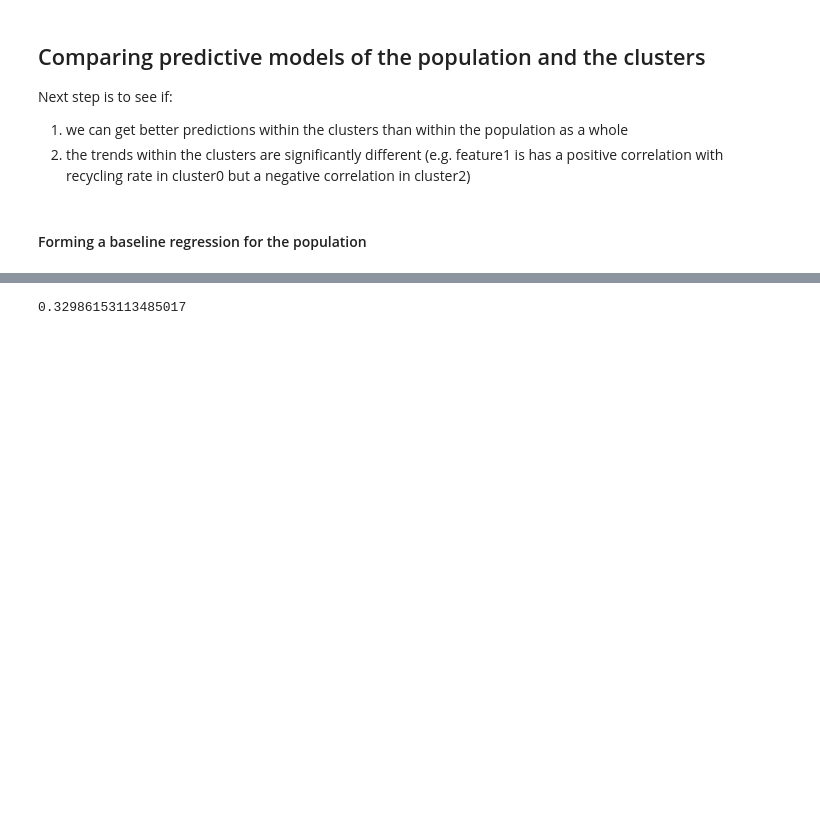
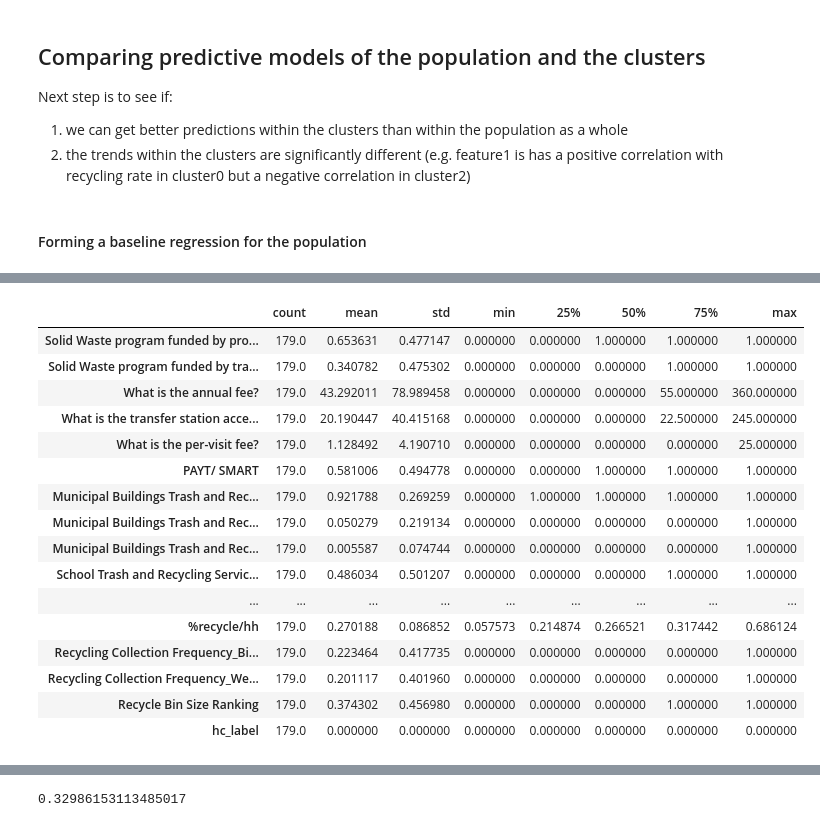
Before and after one commit to DGiulietti/RecycleEffectivenessMA, a Jupyter notebook: part4.ipynb, the cells around one changed output, grey strips where cells are left out. Drawn from its saved outputs; the diff is of its cells as text; code cells hidden in the pictures; blank space fills up the shorter version.

```diff
--- a/part4.ipynb
+++ b/part4.ipynb
@@ -738,0 +937,27 @@ from sklearn.feature_selection import RFE
+# %%
+l0_serve = df_of_serve_details.groupby('hc_label').get_group(0)
+l1_serve = df_of_serve_details.groupby('hc_label').get_group(1)
+l2_serve = df_of_serve_details.groupby('hc_label').get_group(2)
+l3_serve = df_of_serve_details.groupby('hc_label').get_group(3)
+# %%
+# check for means of 0
+
+l0_serve.describe().T
+# %% [output]
+|  | count | mean | std | min | 25% | 50% | 75% | max |
+| Solid Waste program funded by pro... | 179.0 | 0.653631 | 0.477147 | 0.000000 | 0.000000 | 1.000000 | 1.000000 | 1.000000 |
+| Solid Waste program funded by tra... | 179.0 | 0.340782 | 0.475302 | 0.000000 | 0.000000 | 0.000000 | 1.000000 | 1.000000 |
+| What is the annual fee? | 179.0 | 43.292011 | 78.989458 | 0.000000 | 0.000000 | 0.000000 | 55.000000 | 360.000000 |
+| What is the transfer station acce... | 179.0 | 20.190447 | 40.415168 | 0.000000 | 0.000000 | 0.000000 | 22.500000 | 245.000000 |
+| What is the per-visit fee? | 179.0 | 1.128492 | 4.190710 | 0.000000 | 0.000000 | 0.000000 | 0.000000 | 25.000000 |
+| PAYT/ SMART | 179.0 | 0.581006 | 0.494778 | 0.000000 | 0.000000 | 1.000000 | 1.000000 | 1.000000 |
+| Municipal Buildings Trash and Rec... | 179.0 | 0.921788 | 0.269259 | 0.000000 | 1.000000 | 1.000000 | 1.000000 | 1.000000 |
+| Municipal Buildings Trash and Rec... | 179.0 | 0.050279 | 0.219134 | 0.000000 | 0.000000 | 0.000000 | 0.000000 | 1.000000 |
+| Municipal Buildings Trash and Rec... | 179.0 | 0.005587 | 0.074744 | 0.000000 | 0.000000 | 0.000000 | 0.000000 | 1.000000 |
+| School Trash and Recycling Servic... | 179.0 | 0.486034 | 0.501207 | 0.000000 | 0.000000 | 0.000000 | 1.000000 | 1.000000 |
+| ... | ... | ... | ... | ... | ... | ... | ... | ... |
+| %recycle/hh | 179.0 | 0.270188 | 0.086852 | 0.057573 | 0.214874 | 0.266521 | 0.317442 | 0.686124 |
+| Recycling Collection Frequency_Bi... | 179.0 | 0.223464 | 0.417735 | 0.000000 | 0.000000 | 0.000000 | 0.000000 | 1.000000 |
+| Recycling Collection Frequency_We... | 179.0 | 0.201117 | 0.401960 | 0.000000 | 0.000000 | 0.000000 | 0.000000 | 1.000000 |
+| Recycle Bin Size Ranking | 179.0 | 0.374302 | 0.456980 | 0.000000 | 0.000000 | 0.000000 | 1.000000 | 1.000000 |
+| hc_label | 179.0 | 0.000000 | 0.000000 | 0.000000 | 0.000000 | 0.000000 | 0.000000 | 0.000000 |
```
Also changed, not shown: parts of 69 cells of this notebook, 2 other files.
